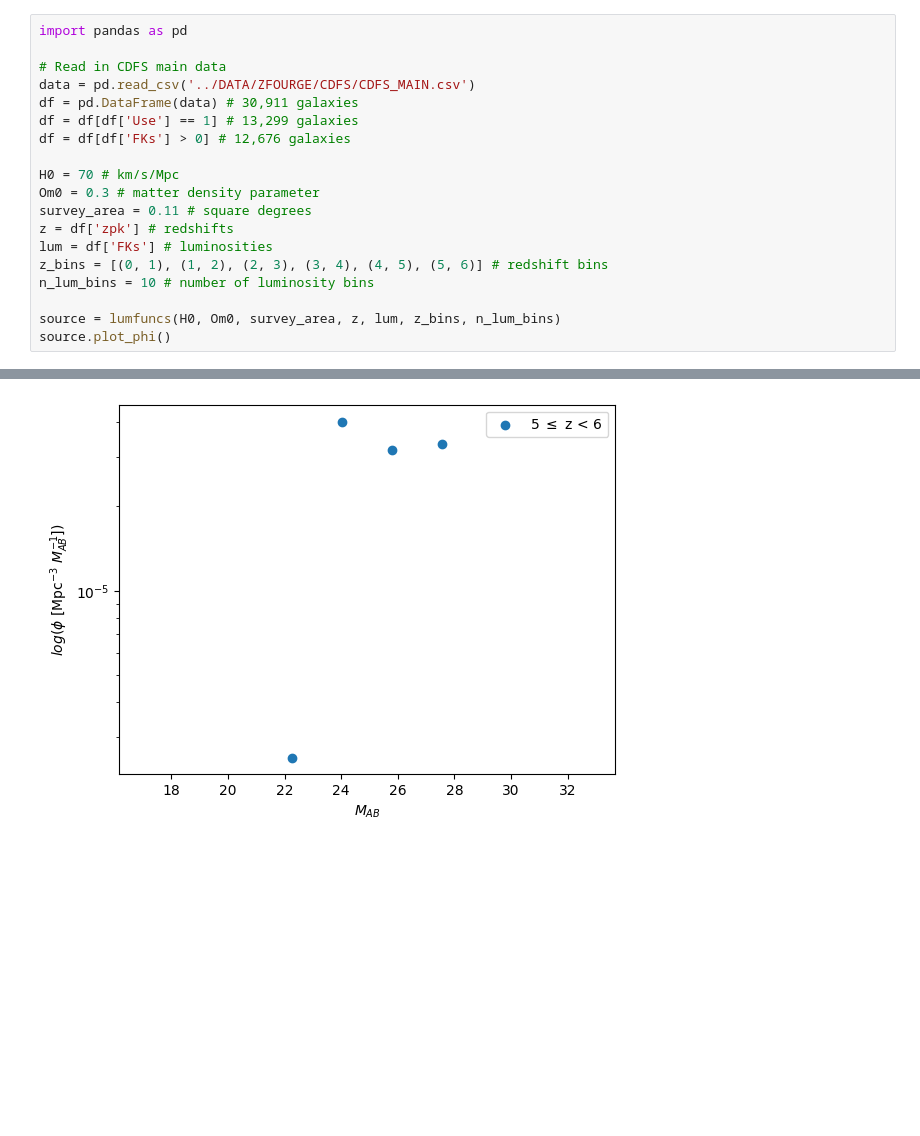
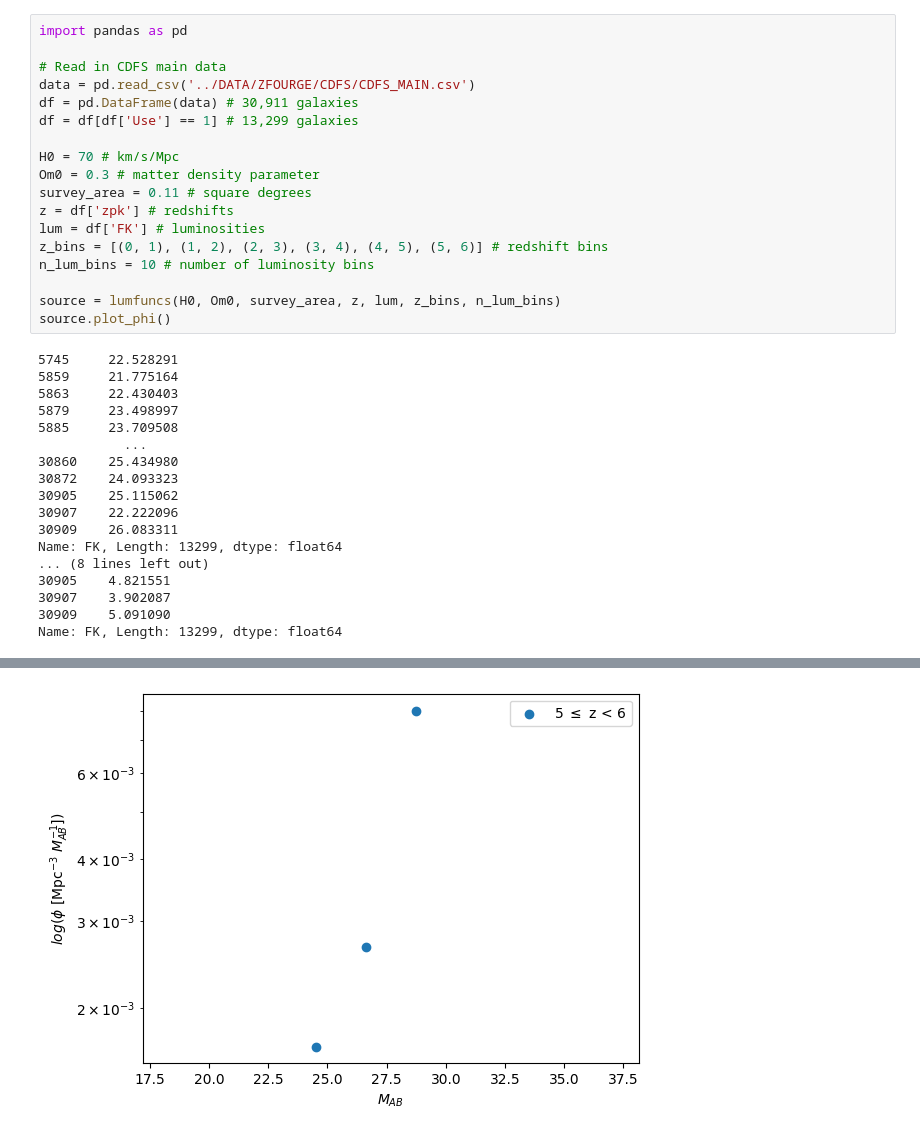
Before and after one commit to daniel-lyon/MPhil-Code, a Jupyter notebook: LUMFUNCS/lumfuncs.ipynb, the cells around one changed output, grey strips where cells are left out. Drawn from its saved outputs; the diff is of its cells as text; blank space fills up the shorter version.

```diff
--- a/LUMFUNCS/lumfuncs.ipynb
+++ b/LUMFUNCS/lumfuncs.ipynb
@@ -130,16 +132,32 @@ import pandas as pd
 data = pd.read_csv('../DATA/ZFOURGE/CDFS/CDFS_MAIN.csv')
 df = pd.DataFrame(data) # 30,911 galaxies
 df = df[df['Use'] == 1] # 13,299 galaxies
-df = df[df['FKs'] > 0] # 12,676 galaxies
 
 H0 = 70 # km/s/Mpc
 Om0 = 0.3 # matter density parameter
 survey_area = 0.11 # square degrees
 z = df['zpk'] # redshifts
-lum = df['FKs'] # luminosities
+lum = df['FK'] # luminosities
 z_bins = [(0, 1), (1, 2), (2, 3), (3, 4), (4, 5), (5, 6)] # redshift bins
 n_lum_bins = 10 # number of luminosity bins
 
 source = lumfuncs(H0, Om0, survey_area, z, lum, z_bins, n_lum_bins)
 source.plot_phi()
 # %% [output]
+5745     22.528291
+5859     21.775164
+5863     22.430403
+5879     23.498997
+5885     23.709508
+           ...
+30860    25.434980
+30872    24.093323
+30905    25.115062
+30907    22.222096
+30909    26.083311
+Name: FK, Length: 13299, dtype: float64
+... (8 lines left out)
+30905    4.821551
+30907    3.902087
+30909    5.091090
+Name: FK, Length: 13299, dtype: float64
@@ -151 +169 @@ source.plot_phi()
-[figure, old version]
+[figure, new version]
```
Also changed, not shown: parts of 2 cells of this notebook, 3 other files.
